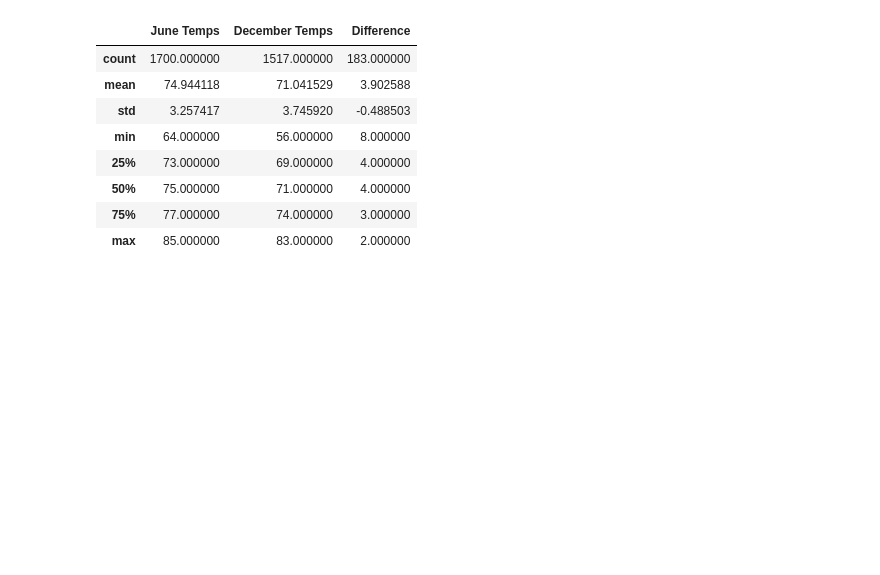
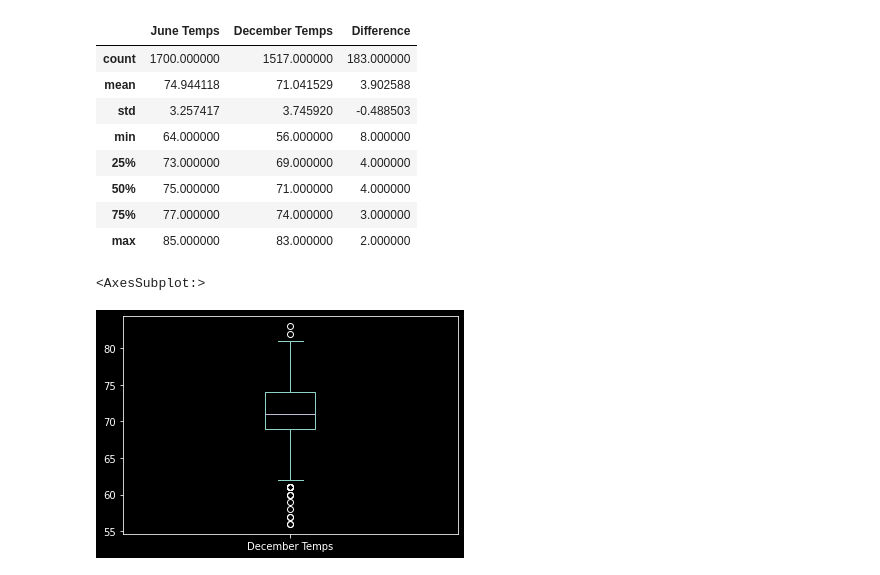
Before and after one commit to RVP97/surfs_up, a Jupyter notebook: SurfsUp_Challenge.ipynb, the cells around one changed output. Cells and saved outputs as stored; diff of their text form; code cells hidden in the pictures; blank space fills up the shorter version.

```diff
--- a/SurfsUp_Challenge.ipynb
+++ b/SurfsUp_Challenge.ipynb
@@ -118,3 +118,8 @@ stats_combined
 | 50% | 75.000000 | 71.000000 | 4.000000 |
 | 75% | 77.000000 | 74.000000 | 3.000000 |
 | max | 85.000000 | 83.000000 | 2.000000 |
+# %%
+dec_temp_df.plot.box()
+# %% [output]
+<AxesSubplot:>
+[figure, added]
```
Also changed, not shown: parts of 1 cell of this notebook, 1 other file.
